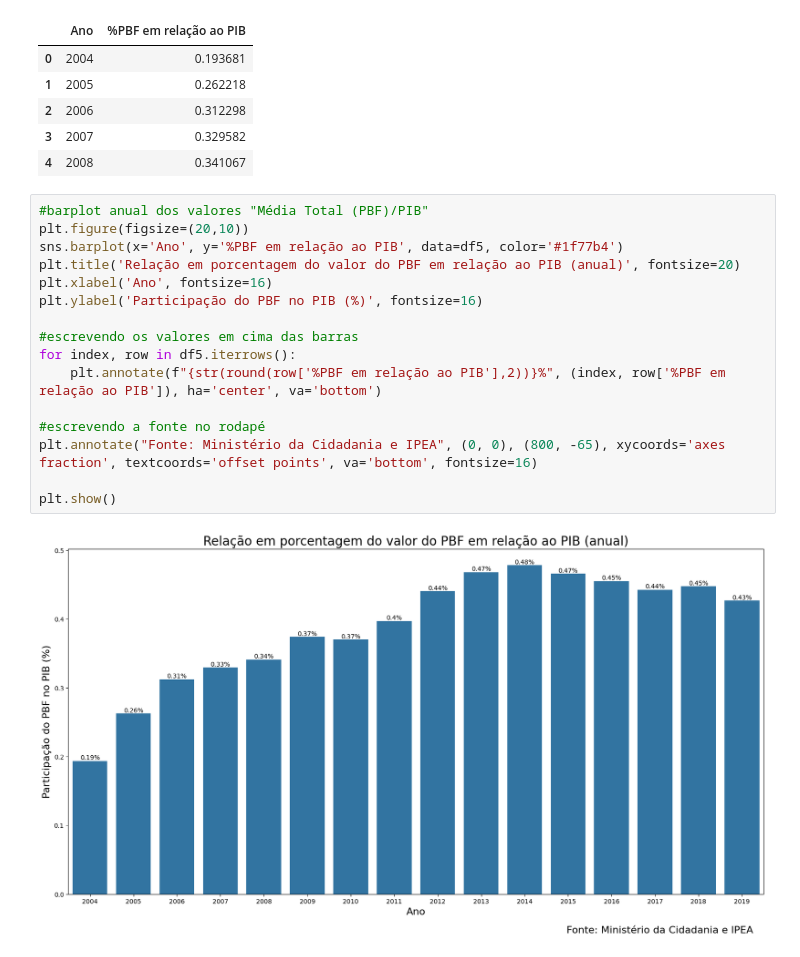
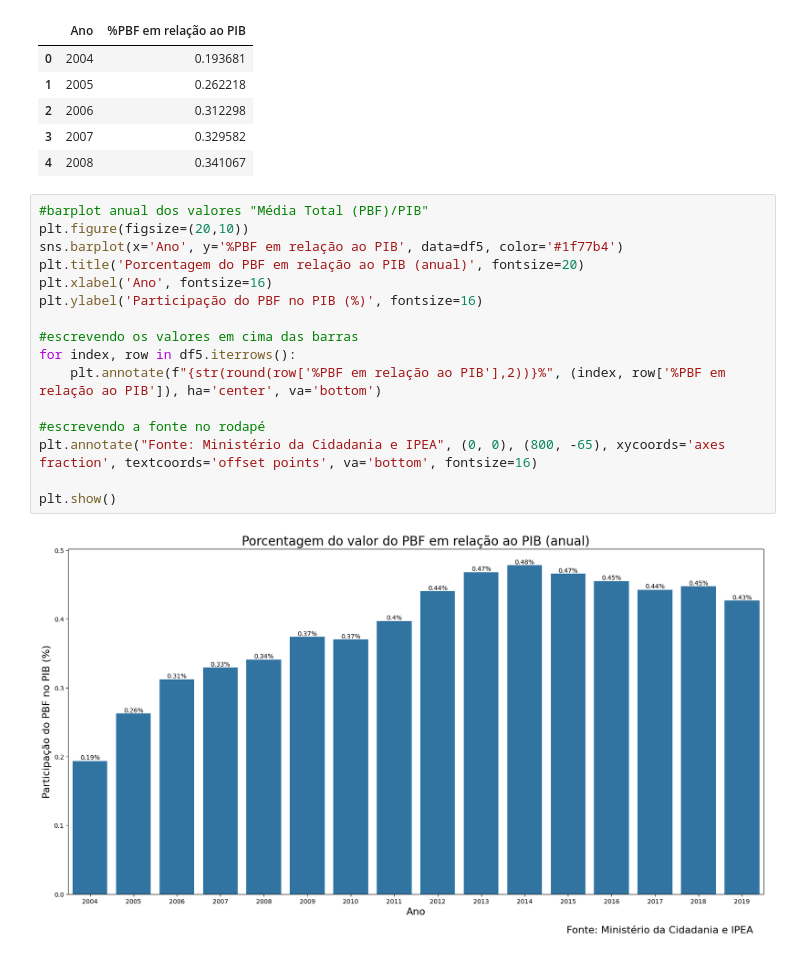
Before and after one commit to thiagonarcizo/PBF-PIB-analise, a Jupyter notebook: relacao_PBF_PIB.ipynb, the cells around one changed output. Drawn from its saved outputs; the diff is of its cells as text.

```diff
--- a/relacao_PBF_PIB.ipynb
+++ b/relacao_PBF_PIB.ipynb
@@ -183,18 +183,18 @@ new_df.head()
 # %%
 #barplot anual dos valores "Média Total (PBF)/PIB"
 plt.figure(figsize=(20,10))
 sns.barplot(x='Ano', y='%PBF em relação ao PIB', data=df5, color='#1f77b4')
-plt.title('Relação em porcentagem do valor do PBF em relação ao PIB (anual)', fontsize=20)
+plt.title('Porcentagem do PBF em relação ao PIB (anual)', fontsize=20)
 plt.xlabel('Ano', fontsize=16)
 plt.ylabel('Participação do PBF no PIB (%)', fontsize=16)
 
 #escrevendo os valores em cima das barras
 for index, row in df5.iterrows():
     plt.annotate(f"{str(round(row['%PBF em relação ao PIB'],2))}%", (index, row['%PBF em relação ao PIB']), ha='center', va='bottom')
 
 #escrevendo a fonte no rodapé
 plt.annotate("Fonte: Ministério da Cidadania e IPEA", (0, 0), (800, -65), xycoords='axes fraction', textcoords='offset points', va='bottom', fontsize=16)
 
 plt.show()
 # %% [output]
-[figure, old version]
+[figure, new version]
```
